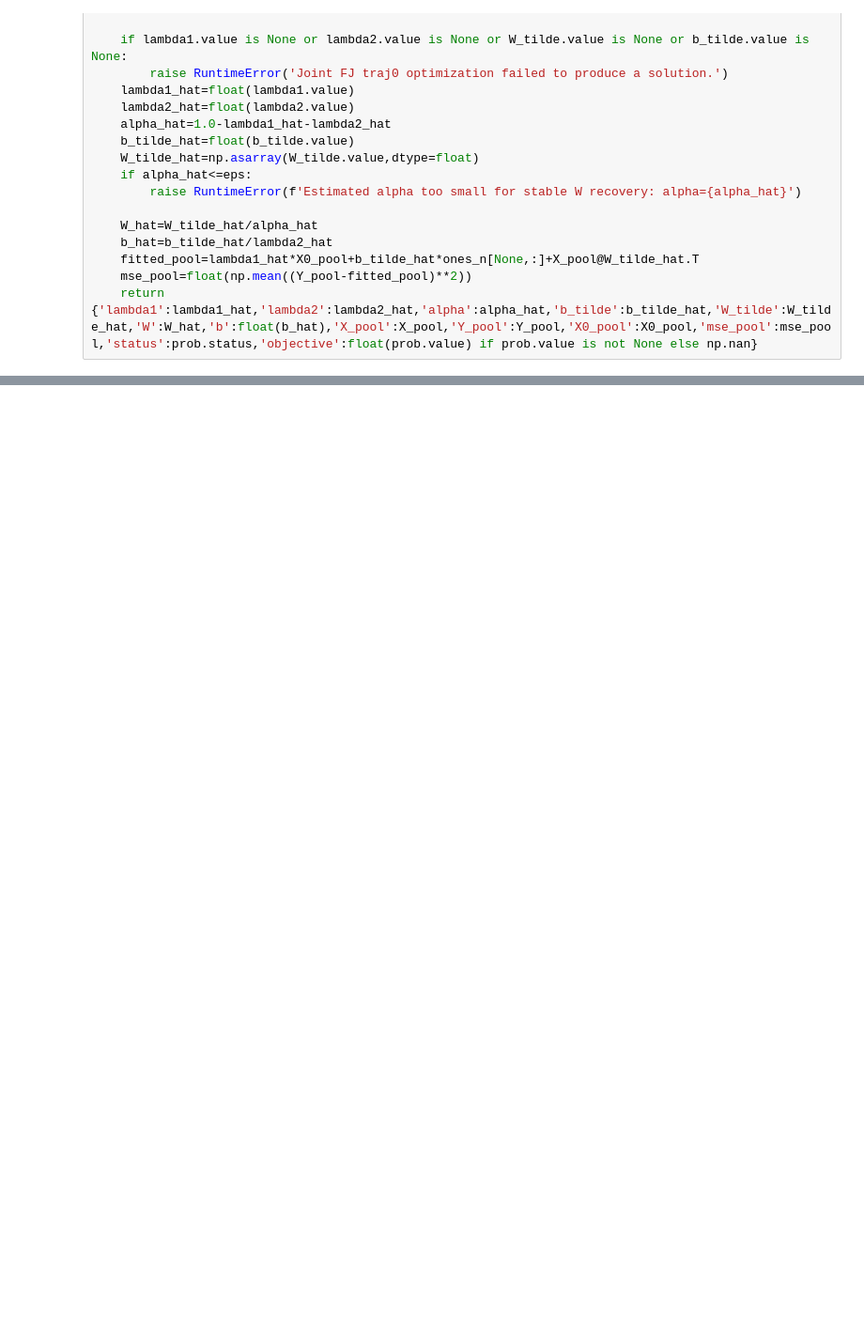
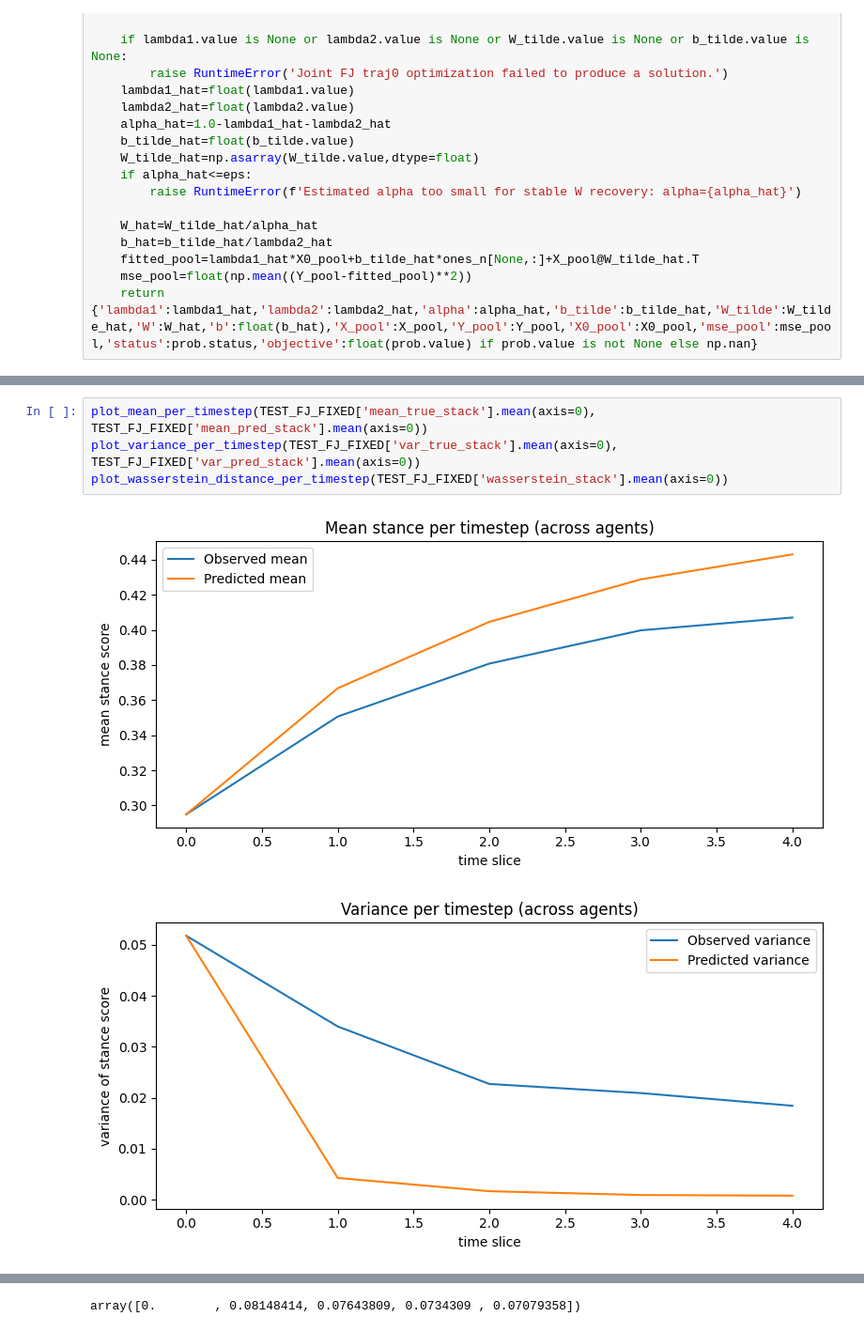
Before and after one commit to samuelLi05/llm-network, a Jupyter notebook: modeling/models/models.ipynb, the cells around one changed output, grey strips where cells are left out. Shown at 94% size. Saved outputs shown, nothing was run; the diff lists cells and outputs as text; blank space fills up the shorter version.

```diff
--- a/modeling/models/models.ipynb
+++ b/modeling/models/models.ipynb
@@ -840,0 +1189,7 @@ Average Wasserstein distance: 0.0623
+# %%
+plot_mean_per_timestep(TEST_FJ_FIXED['mean_true_stack'].mean(axis=0), TEST_FJ_FIXED['mean_pred_stack'].mean(axis=0))
+plot_variance_per_timestep(TEST_FJ_FIXED['var_true_stack'].mean(axis=0), TEST_FJ_FIXED['var_pred_stack'].mean(axis=0))
+plot_wasserstein_distance_per_timestep(TEST_FJ_FIXED['wasserstein_stack'].mean(axis=0))
+# %% [output]
+[figure, added]
+[figure, added]
@@ -840,0 +1197 @@ Average Wasserstein distance: 0.0623
+array([0.        , 0.08148414, 0.07643809, 0.0734309 , 0.07079358])
```
Also changed, not shown: parts of 24 cells of this notebook, 4 other files.
